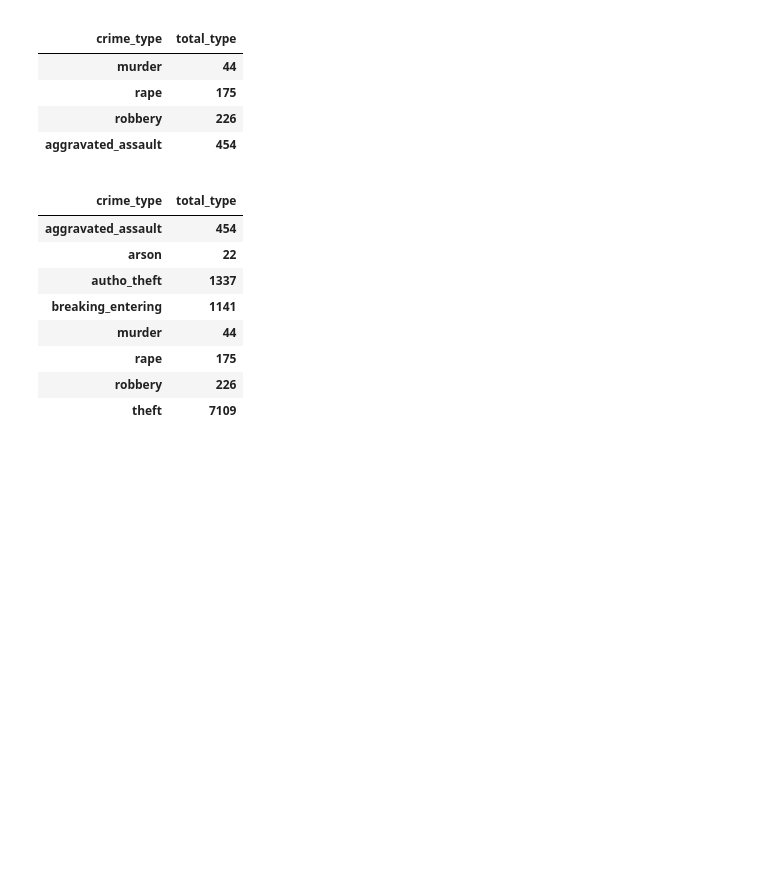
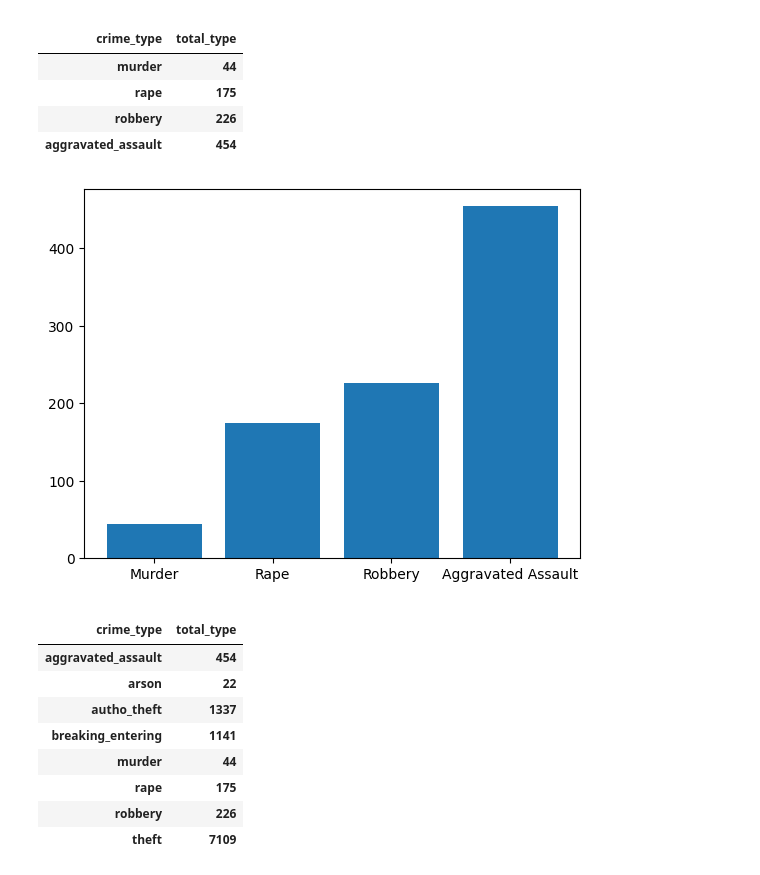
Before and after one commit to DonBradshawUS/LexCrimeData, a Jupyter notebook: code.ipynb, the cells around one changed output. Saved outputs shown, nothing was run; the diff lists cells and outputs as text; code cells hidden in the pictures; blank space fills up the shorter version.

```diff
--- a/code.ipynb
+++ b/code.ipynb
@@ -66,6 +92,14 @@ display(df5)
 | rape | 175 |
 | robbery | 226 |
 | aggravated_assault | 454 |
+# %%
+x = np.array(["Murder", "Rape", "Robbery", "Aggravated Assault"])
+y = np.array([44, 175, 226, 454])
+
+plt.bar(x,y)
+plt.show()
+# %% [output]
+[figure, added]
 # %%
 df6 = df4.join(df5, how='outer')
 display(df6)
```
Also changed, not shown: parts of 5 cells of this notebook.
